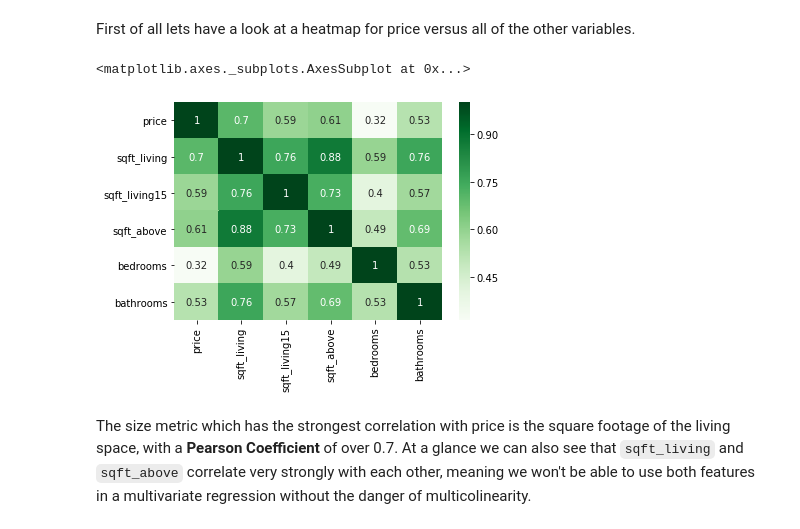
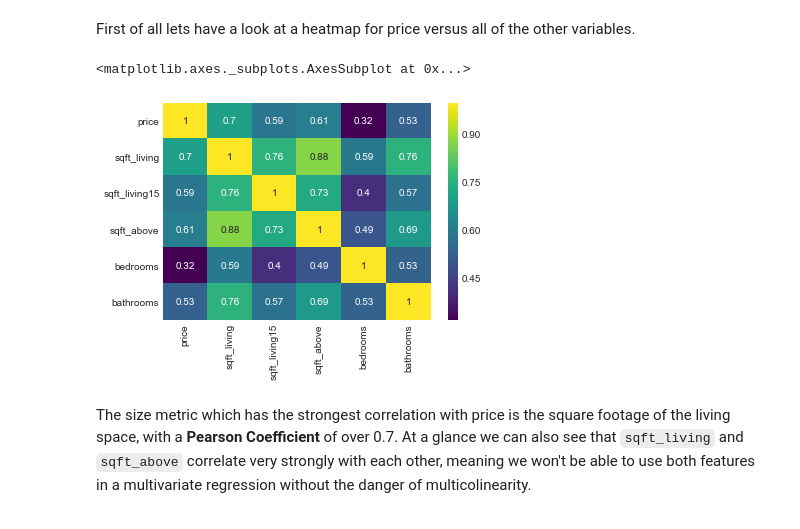
Before and after one commit to nismotie/Analysis-of-Seattle-Housing-Data, a Jupyter notebook: Questions and EDA.ipynb, the cells around one changed output. Cells and saved outputs as stored; diff of their text form; code cells hidden in the pictures.

```diff
--- a/Questions and EDA.ipynb
+++ b/Questions and EDA.ipynb
@@ -4,9 +4,11 @@ import matplotlib.pyplot as plt
 %matplotlib inline
 import seaborn as sns
 import numpy as np
+import statsmodels.api as sm
 
 df = pd.read_csv('cleaned_data.csv')
-sns.set_palette("ch:2.5,-.2,dark=50")
+sns.set_palette(sns.color_palette("husl", 8))
+plt.style.use("seaborn-darkgrid")
 # %% [markdown]
 ## Questions and Assumptions
 # %% [markdown]
@@ -59,11 +61,11 @@ First of all lets have a look at a heatmap for price versus all of the other var
 # %%
 # First we make a new dataframe that of the pearson coefficient of each size variable and price against each other.
 correlation_matrix = df[['price','sqft_living', 'sqft_living15','sqft_above', 'bedrooms', 'bathrooms']].corr(method='pearson')
 # Then we use seaboard's heatmap to display this information
-sns.heatmap(correlation_matrix, cmap='Greens', annot=True)
+sns.heatmap(correlation_matrix, cmap='viridis', annot=True)
 # %% [output]
 <matplotlib.axes._subplots.AxesSubplot at 0x...>
-[figure, old version]
+[figure, new version]
 # %% [markdown]
 The size metric which has the strongest correlation with price is the square footage of the living space, with a **Pearson Coefficient** of over 0.7. At a glance we can also see that `sqft_living` and `sqft_above` correlate very strongly with each other, meaning we won't be able to use both features in a multivariate regression without the danger of multicolinearity.
 # %% [markdown]
```
Also changed, not shown: parts of 20 cells of this notebook.
